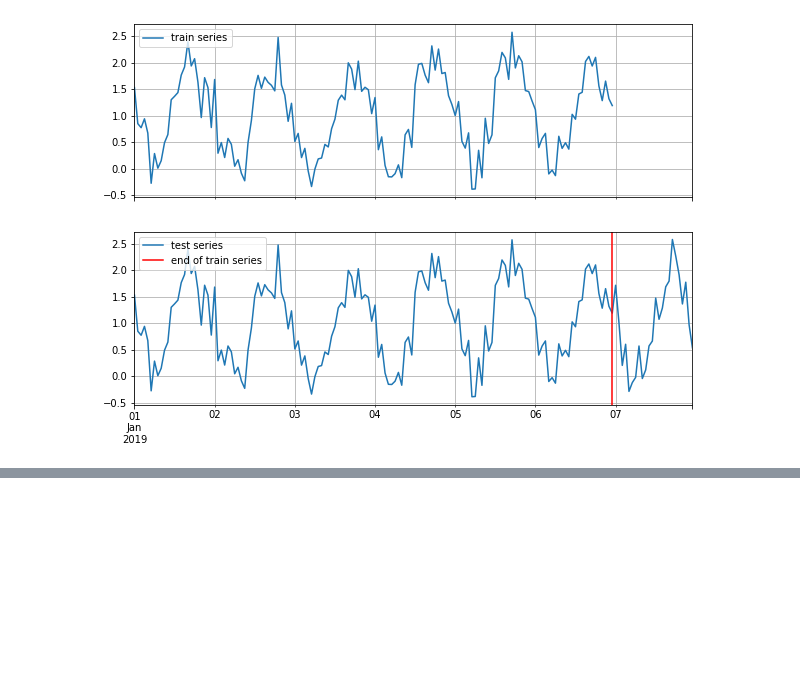
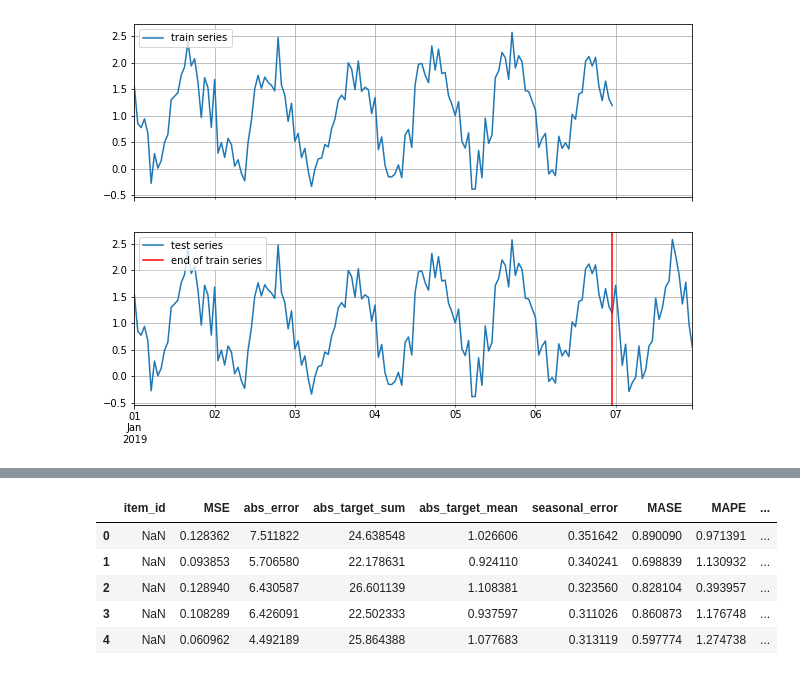
Before and after one commit to vikramkrishnan9885/MyColab, a Jupyter notebook: AdvancedGluonTS.ipynb, the cells around one changed output, grey strips where cells are left out. Cells and saved outputs as stored; diff of their text form; code cells hidden in the pictures; blank space fills up the shorter version.

```diff
--- a/AdvancedGluonTS.ipynb
+++ b/AdvancedGluonTS.ipynb
@@ -286,0 +564,9 @@ plt.show()
+# %%
+item_metrics.head()
+# %% [output]
+|  | item_id | MSE | abs_error | abs_target_sum | abs_target_mean | seasonal_error | MASE | MAPE | ... |
+| 0 | NaN | 0.128362 | 7.511822 | 24.638548 | 1.026606 | 0.351642 | 0.890090 | 0.971391 | ... |
+| 1 | NaN | 0.093853 | 5.706580 | 22.178631 | 0.924110 | 0.340241 | 0.698839 | 1.130932 | ... |
+| 2 | NaN | 0.128940 | 6.430587 | 26.601139 | 1.108381 | 0.323560 | 0.828104 | 0.393957 | ... |
+| 3 | NaN | 0.108289 | 6.426091 | 22.502333 | 0.937597 | 0.311026 | 0.860873 | 1.176748 | ... |
+| 4 | NaN | 0.060962 | 4.492189 | 25.864388 | 1.077683 | 0.313119 | 0.597774 | 1.274738 | ... |
```
Also changed, not shown: parts of 26 cells of this notebook.
